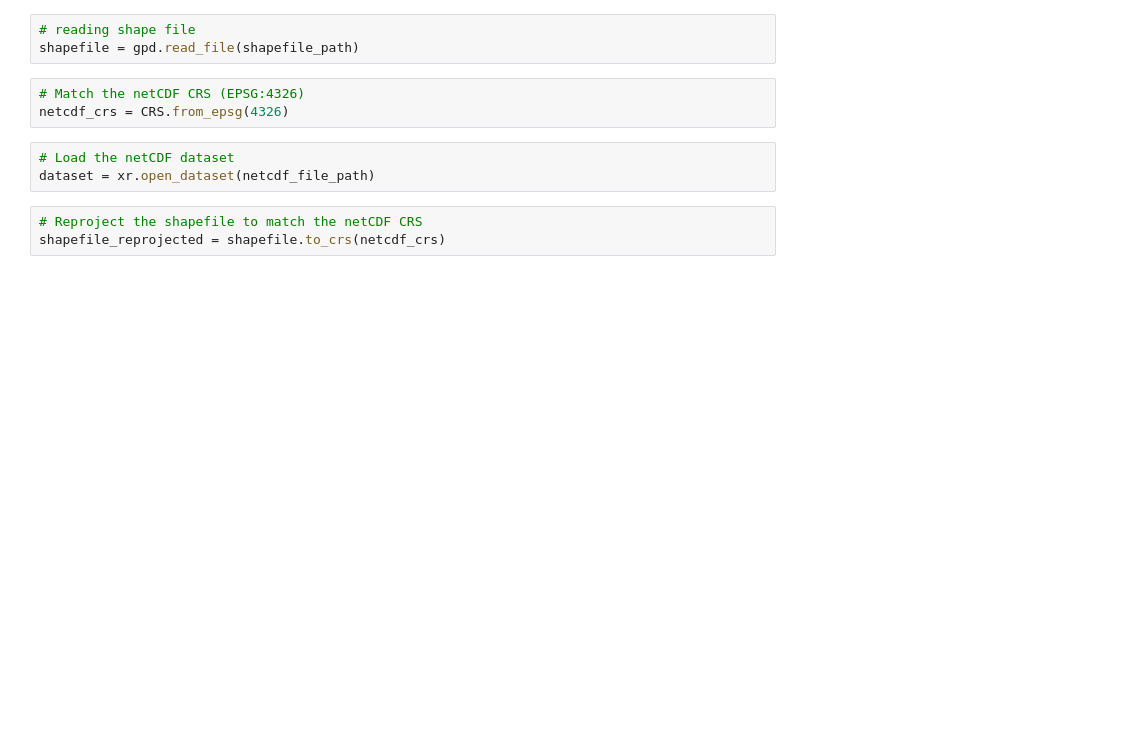
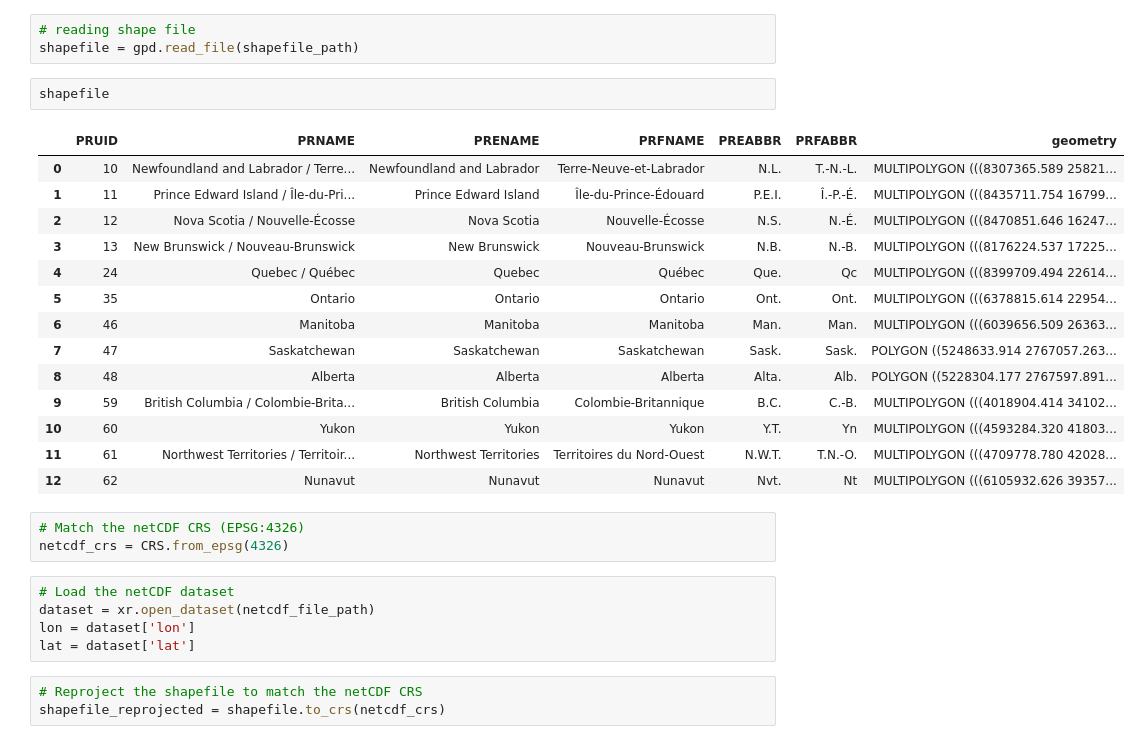
Before and after one commit to ChromaticPanic/CGC_Grain_Outcome_Predictions, a Jupyter notebook: src/MoistureSatelliteTest/testMasking2.ipynb, the cells around one changed output. Saved outputs shown, nothing was run; the diff lists cells and outputs as text; blank space fills up the shorter version.

```diff
--- a/src/MoistureSatelliteTest/testMasking2.ipynb
+++ b/src/MoistureSatelliteTest/testMasking2.ipynb
@@ -12,12 +12,31 @@ netcdf_file_path = "C:\jay projects\school\COMP 4560\CGC_Grain_Outcome_Predictio
 # %%
 # reading shape file
 shapefile = gpd.read_file(shapefile_path)
+# %%
+shapefile
+# %% [output]
+|  | PRUID | PRNAME | PRENAME | PRFNAME | PREABBR | PRFABBR | geometry |
+| 0 | 10 | Newfoundland and Labrador / Terre... | Newfoundland and Labrador | Terre-Neuve-et-Labrador | N.L. | T.-N.-L. | MULTIPOLYGON (((8307365.589 25821... |
+| 1 | 11 | Prince Edward Island / Île-du-Pri... | Prince Edward Island | Île-du-Prince-Édouard | P.E.I. | Î.-P.-É. | MULTIPOLYGON (((8435711.754 16799... |
+| 2 | 12 | Nova Scotia / Nouvelle-Écosse | Nova Scotia | Nouvelle-Écosse | N.S. | N.-É. | MULTIPOLYGON (((8470851.646 16247... |
+| 3 | 13 | New Brunswick / Nouveau-Brunswick | New Brunswick | Nouveau-Brunswick | N.B. | N.-B. | MULTIPOLYGON (((8176224.537 17225... |
+| 4 | 24 | Quebec / Québec | Quebec | Québec | Que. | Qc | MULTIPOLYGON (((8399709.494 22614... |
+| 5 | 35 | Ontario | Ontario | Ontario | Ont. | Ont. | MULTIPOLYGON (((6378815.614 22954... |
+| 6 | 46 | Manitoba | Manitoba | Manitoba | Man. | Man. | MULTIPOLYGON (((6039656.509 26363... |
+| 7 | 47 | Saskatchewan | Saskatchewan | Saskatchewan | Sask. | Sask. | POLYGON ((5248633.914 2767057.263... |
+| 8 | 48 | Alberta | Alberta | Alberta | Alta. | Alb. | POLYGON ((5228304.177 2767597.891... |
+| 9 | 59 | British Columbia / Colombie-Brita... | British Columbia | Colombie-Britannique | B.C. | C.-B. | MULTIPOLYGON (((4018904.414 34102... |
+| 10 | 60 | Yukon | Yukon | Yukon | Y.T. | Yn | MULTIPOLYGON (((4593284.320 41803... |
+| 11 | 61 | Northwest Territories / Territoir... | Northwest Territories | Territoires du Nord-Ouest | N.W.T. | T.N.-O. | MULTIPOLYGON (((4709778.780 42028... |
+| 12 | 62 | Nunavut | Nunavut | Nunavut | Nvt. | Nt | MULTIPOLYGON (((6105932.626 39357... |
 # %%
 # Match the netCDF CRS (EPSG:4326)
 netcdf_crs = CRS.from_epsg(4326)
 # %%
 # Load the netCDF dataset
 dataset = xr.open_dataset(netcdf_file_path)
+lon = dataset['lon']
+lat = dataset['lat']
 # %%
 # Reproject the shapefile to match the netCDF CRS
 shapefile_reprojected = shapefile.to_crs(netcdf_crs)
```
Also changed, not shown: parts of 8 cells of this notebook, 1 other file.
